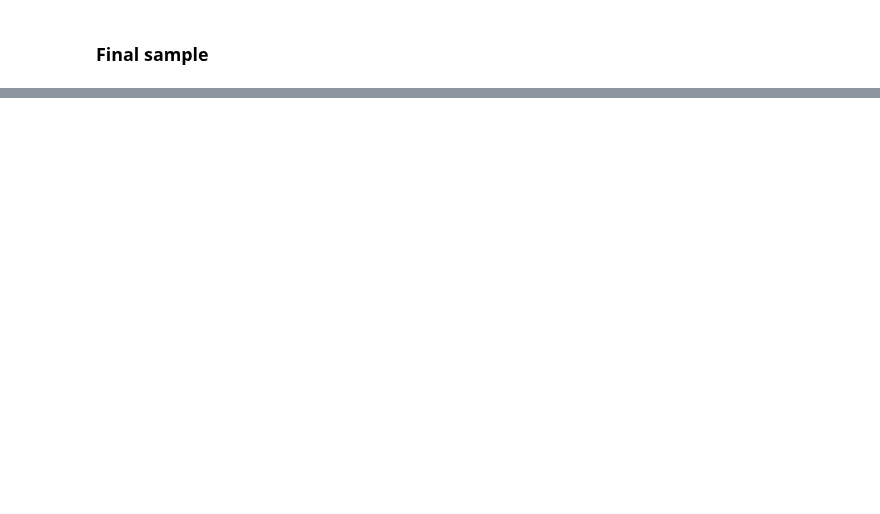
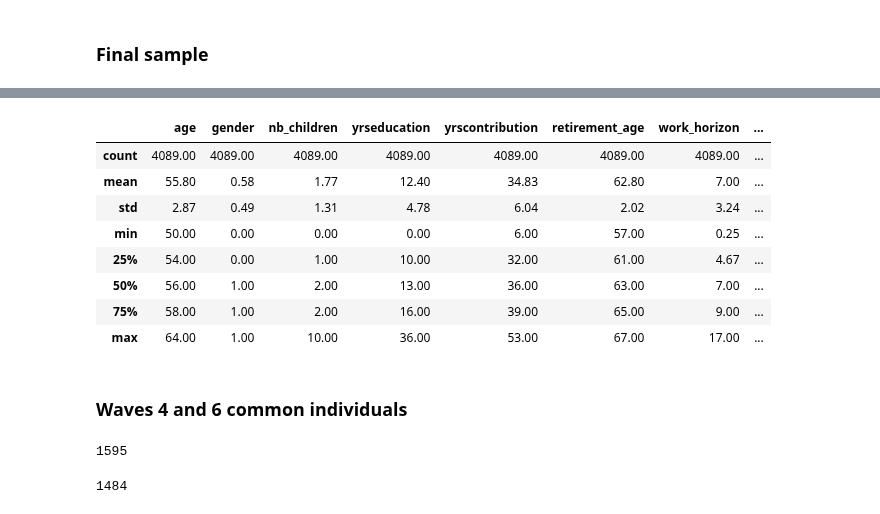
Before and after one commit to lugovalexa/MH-old-workers, a Jupyter notebook: notebooks/creating_dataset_sharelife.ipynb, the cells around one changed output, grey strips where cells are left out. Cells and saved outputs as stored; diff of their text form; code cells hidden in the pictures; blank space fills up the shorter version.

```diff
--- a/notebooks/creating_dataset_sharelife.ipynb
+++ b/notebooks/creating_dataset_sharelife.ipynb
@@ -956,0 +1118,8 @@ df.mergeid.nunique()
+# %%
+w456_common = df[df["mergeid"].isin(intersection_ids)].reset_index(drop=True)
+# %%
+isco = w456_common["isco"].value_counts().to_frame().reset_index()
+isco = isco[isco["count"] >= 10]
+w456_common = w456_common[w456_common["isco"].isin(isco["isco"].unique())].reset_index(
+    drop=True
+)
@@ -956,0 +1145,28 @@ df.mergeid.nunique()
+# %%
+round(
+    w456_common[
+        [
+            "age",
+            "gender",
+            "nb_children",
+            "yrseducation",
+            "yrscontribution",
+            "retirement_age",
+            "work_horizon",
+            "work_horizon_change",
+            "eurod",
+            "eurodcat",
+        ]
+    ].describe(),
+    2,
+)
+# %% [output]
+|  | age | gender | nb_children | yrseducation | yrscontribution | retirement_age | work_horizon | ... |
+| count | 4089.00 | 4089.00 | 4089.00 | 4089.00 | 4089.00 | 4089.00 | 4089.00 | ... |
+| mean | 55.80 | 0.58 | 1.77 | 12.40 | 34.83 | 62.80 | 7.00 | ... |
+| std | 2.87 | 0.49 | 1.31 | 4.78 | 6.04 | 2.02 | 3.24 | ... |
+| min | 50.00 | 0.00 | 0.00 | 0.00 | 6.00 | 57.00 | 0.25 | ... |
+| 25% | 54.00 | 0.00 | 1.00 | 10.00 | 32.00 | 61.00 | 4.67 | ... |
+| 50% | 56.00 | 1.00 | 2.00 | 13.00 | 36.00 | 63.00 | 7.00 | ... |
+| 75% | 58.00 | 1.00 | 2.00 | 16.00 | 39.00 | 65.00 | 9.00 | ... |
+| max | 64.00 | 1.00 | 10.00 | 36.00 | 53.00 | 67.00 | 17.00 | ... |
@@ -956,0 +1178,9 @@ df.mergeid.nunique()
+# %% [markdown]
+### Waves 4 and 6 common individuals
+# %%
+unique_mergeid_w4 = set(df[df.wave == 4]["mergeid"].unique())
+unique_mergeid_w6 = set(df[df.wave == 6]["mergeid"].unique())
+intersection_ids = unique_mergeid_w4.intersection(unique_mergeid_w6)
+len(intersection_ids)
+# %% [output]
+1595
@@ -956,0 +1195,4 @@ df.mergeid.nunique()
+# %%
+w46_common.mergeid.nunique()
+# %% [output]
+1484
```
Also changed, not shown: parts of 38 cells of this notebook, 1 other file.
